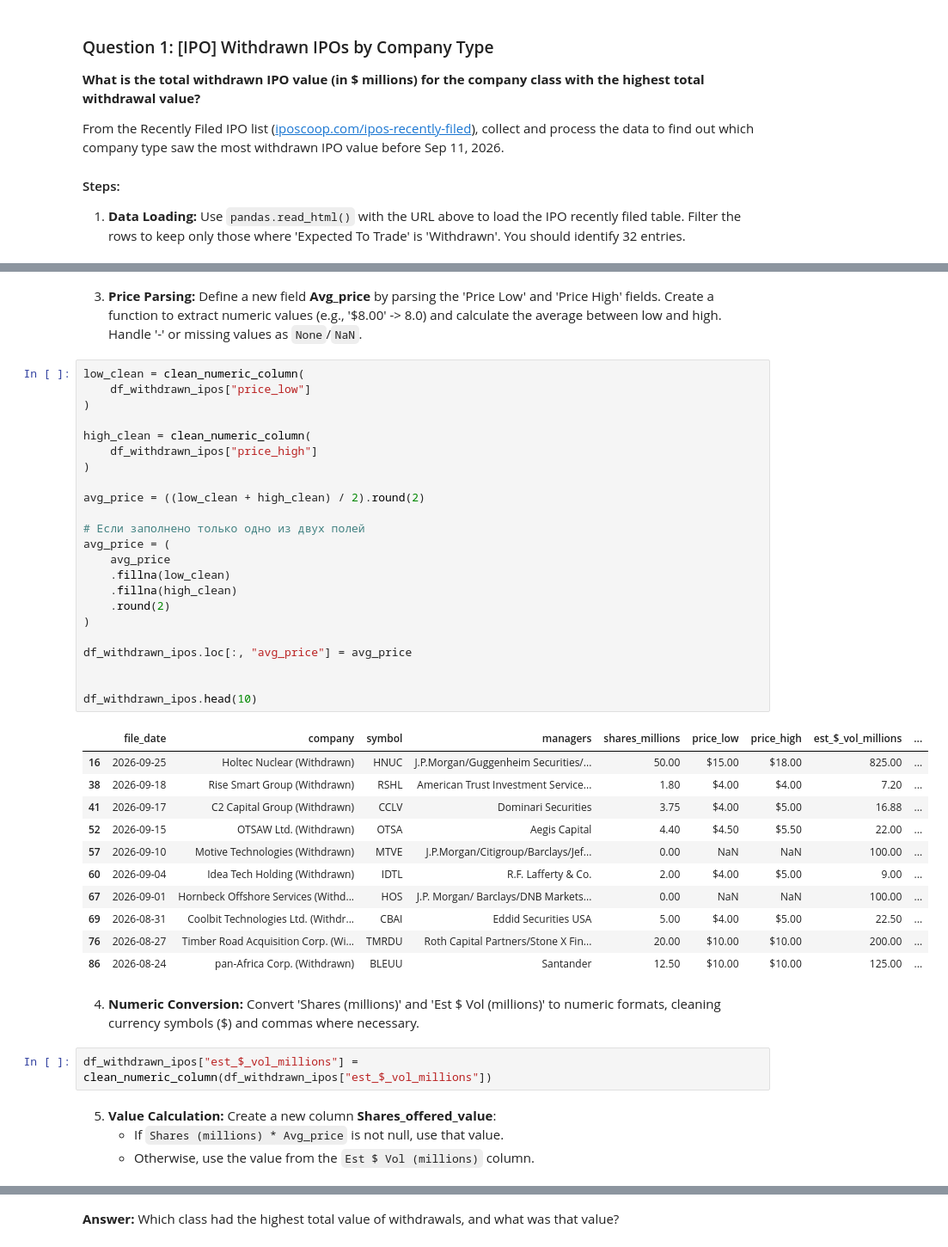
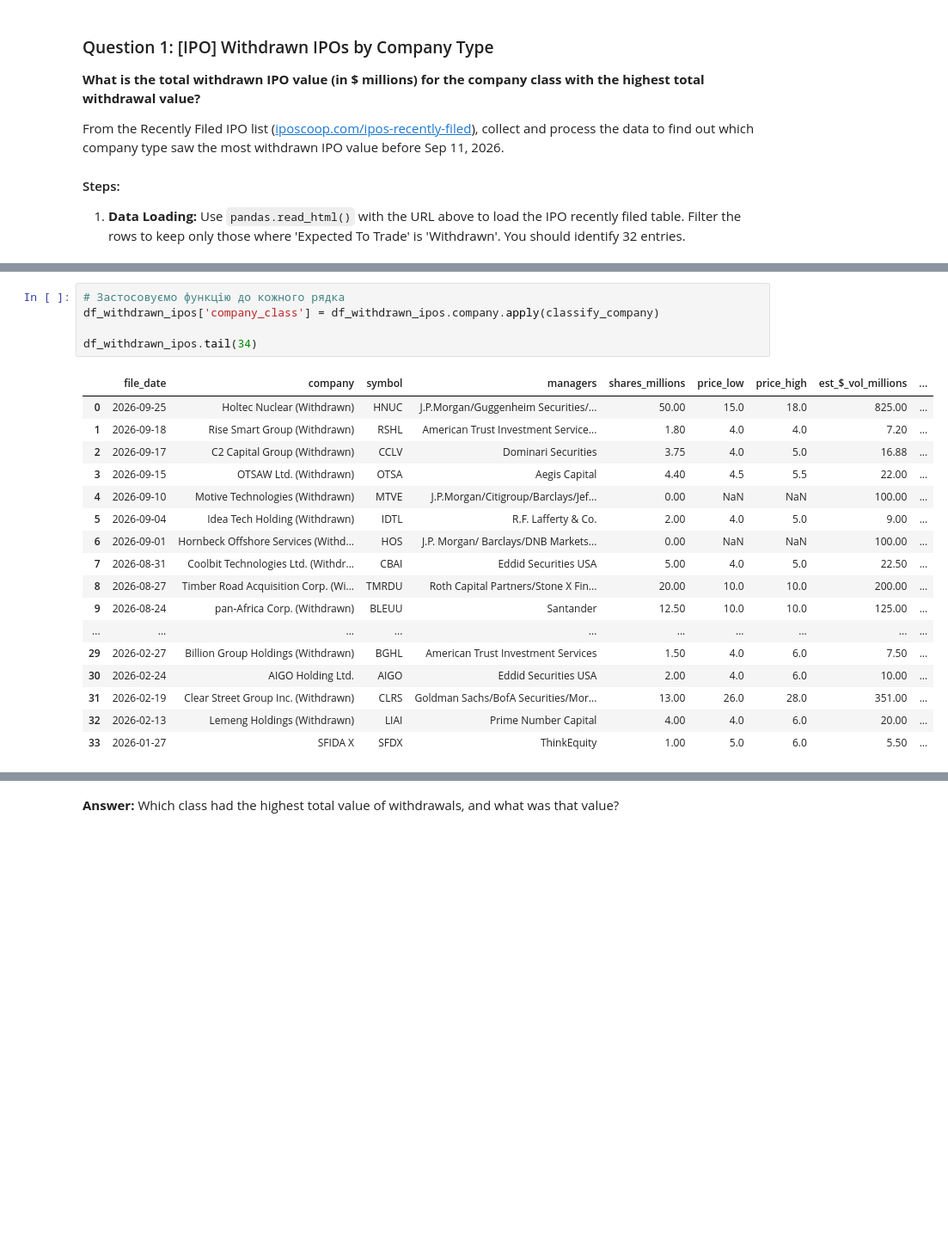
Before and after one commit to Jaguar838/stock-markets-analytics-zoomcamp, a Jupyter notebook: cohorts/2026/hw2.ipynb, the cells around one changed output, grey strips where cells are left out. Shown at 86% size. Cells and saved outputs as stored; diff of their text form; blank space fills up the shorter version.

```diff
--- a/cohorts/2026/hw2.ipynb
+++ b/cohorts/2026/hw2.ipynb
@@ -226,45 +232,23 @@ See the caveats in the documentation: https://pandas.pydata.org/pandas-docs/stab
-# %% [markdown]
-3. **Price Parsing:** Define a new field **Avg_price** by parsing the 'Price Low' and 'Price High' fields. Create a function to extract numeric values (e.g., '$8.00' -> 8.0) and calculate the average between low and high. Handle '-' or missing values as `None`/`NaN`.
-# %%
-low_clean = clean_numeric_column(
-    df_withdrawn_ipos["price_low"]
-)
-
-high_clean = clean_numeric_column(
-    df_withdrawn_ipos["price_high"]
-)
-
-avg_price = ((low_clean + high_clean) / 2).round(2)
-
-# Если заполнено только одно из двух полей
-avg_price = (
-    avg_price
-    .fillna(low_clean)
-    .fillna(high_clean)
-    .round(2)
-)
-
-df_withdrawn_ipos.loc[:, "avg_price"] = avg_price
-
-
-df_withdrawn_ipos.head(10)
-# %% [output]
-|  | file_date | company | symbol | managers | shares_millions | price_low | price_high | est_$_vol_millions | ... |
-| 16 | 2026-09-25 | Holtec Nuclear (Withdrawn) | HNUC | J.P.Morgan/Guggenheim Securities/... | 50.00 | $15.00 | $18.00 | 825.00 | ... |
-| 38 | 2026-09-18 | Rise Smart Group (Withdrawn) | RSHL | American Trust Investment Service... | 1.80 | $4.00 | $4.00 | 7.20 | ... |
-| 41 | 2026-09-17 | C2 Capital Group (Withdrawn) | CCLV | Dominari Securities | 3.75 | $4.00 | $5.00 | 16.88 | ... |
-| 52 | 2026-09-15 | OTSAW Ltd. (Withdrawn) | OTSA | Aegis Capital | 4.40 | $4.50 | $5.50 | 22.00 | ... |
-| 57 | 2026-09-10 | Motive Technologies (Withdrawn) | MTVE | J.P.Morgan/Citigroup/Barclays/Jef... | 0.00 | NaN | NaN | 100.00 | ... |
-| 60 | 2026-09-04 | Idea Tech Holding (Withdrawn) | IDTL | R.F. Lafferty & Co. | 2.00 | $4.00 | $5.00 | 9.00 | ... |
-| 67 | 2026-09-01 | Hornbeck Offshore Services (Withd... | HOS | J.P. Morgan/ Barclays/DNB Markets... | 0.00 | NaN | NaN | 100.00 | ... |
-| 69 | 2026-08-31 | Coolbit Technologies Ltd. (Withdr... | CBAI | Eddid Securities USA | 5.00 | $4.00 | $5.00 | 22.50 | ... |
-| 76 | 2026-08-27 | Timber Road Acquisition Corp. (Wi... | TMRDU | Roth Capital Partners/Stone X Fin... | 20.00 | $10.00 | $10.00 | 200.00 | ... |
-| 86 | 2026-08-24 | pan-Africa Corp. (Withdrawn) | BLEUU | Santander | 12.50 | $10.00 | $10.00 | 125.00 | ... |
-# %% [markdown]
-4. **Numeric Conversion:** Convert 'Shares (millions)' and 'Est \$ Vol (millions)' to numeric formats, cleaning currency symbols (\$) and commas where necessary.
-# %%
-df_withdrawn_ipos["est_$_vol_millions"] = clean_numeric_column(df_withdrawn_ipos["est_$_vol_millions"])
-# %% [markdown]
-5. **Value Calculation:** Create a new column **Shares_offered_value**:
-    - If `Shares (millions) * Avg_price` is not null, use that value.
-    - Otherwise, use the value from the `Est $ Vol (millions)` column.
+# %%
+# Застосовуємо функцію до кожного рядка
+df_withdrawn_ipos['company_class'] = df_withdrawn_ipos.company.apply(classify_company)
+
+df_withdrawn_ipos.tail(34)
+# %% [output]
+|  | file_date | company | symbol | managers | shares_millions | price_low | price_high | est_$_vol_millions | ... |
+| 0 | 2026-09-25 | Holtec Nuclear (Withdrawn) | HNUC | J.P.Morgan/Guggenheim Securities/... | 50.00 | 15.0 | 18.0 | 825.00 | ... |
+| 1 | 2026-09-18 | Rise Smart Group (Withdrawn) | RSHL | American Trust Investment Service... | 1.80 | 4.0 | 4.0 | 7.20 | ... |
+| 2 | 2026-09-17 | C2 Capital Group (Withdrawn) | CCLV | Dominari Securities | 3.75 | 4.0 | 5.0 | 16.88 | ... |
+| 3 | 2026-09-15 | OTSAW Ltd. (Withdrawn) | OTSA | Aegis Capital | 4.40 | 4.5 | 5.5 | 22.00 | ... |
+| 4 | 2026-09-10 | Motive Technologies (Withdrawn) | MTVE | J.P.Morgan/Citigroup/Barclays/Jef... | 0.00 | NaN | NaN | 100.00 | ... |
+| 5 | 2026-09-04 | Idea Tech Holding (Withdrawn) | IDTL | R.F. Lafferty & Co. | 2.00 | 4.0 | 5.0 | 9.00 | ... |
+| 6 | 2026-09-01 | Hornbeck Offshore Services (Withd... | HOS | J.P. Morgan/ Barclays/DNB Markets... | 0.00 | NaN | NaN | 100.00 | ... |
+| 7 | 2026-08-31 | Coolbit Technologies Ltd. (Withdr... | CBAI | Eddid Securities USA | 5.00 | 4.0 | 5.0 | 22.50 | ... |
+| 8 | 2026-08-27 | Timber Road Acquisition Corp. (Wi... | TMRDU | Roth Capital Partners/Stone X Fin... | 20.00 | 10.0 | 10.0 | 200.00 | ... |
+| 9 | 2026-08-24 | pan-Africa Corp. (Withdrawn) | BLEUU | Santander | 12.50 | 10.0 | 10.0 | 125.00 | ... |
+| ... | ... | ... | ... | ... | ... | ... | ... | ... | ... |
+| 29 | 2026-02-27 | Billion Group Holdings (Withdrawn) | BGHL | American Trust Investment Services | 1.50 | 4.0 | 6.0 | 7.50 | ... |
+| 30 | 2026-02-24 | AIGO Holding Ltd. | AIGO | Eddid Securities USA | 2.00 | 4.0 | 6.0 | 10.00 | ... |
+| 31 | 2026-02-19 | Clear Street Group Inc. (Withdrawn) | CLRS | Goldman Sachs/BofA Securities/Mor... | 13.00 | 26.0 | 28.0 | 351.00 | ... |
+| 32 | 2026-02-13 | Lemeng Holdings (Withdrawn) | LIAI | Prime Number Capital | 4.00 | 4.0 | 6.0 | 20.00 | ... |
+| 33 | 2026-01-27 | SFIDA X | SFDX | ThinkEquity | 1.00 | 5.0 | 6.0 | 5.50 | ... |
```
Also changed, not shown: parts of 18 cells of this notebook.
